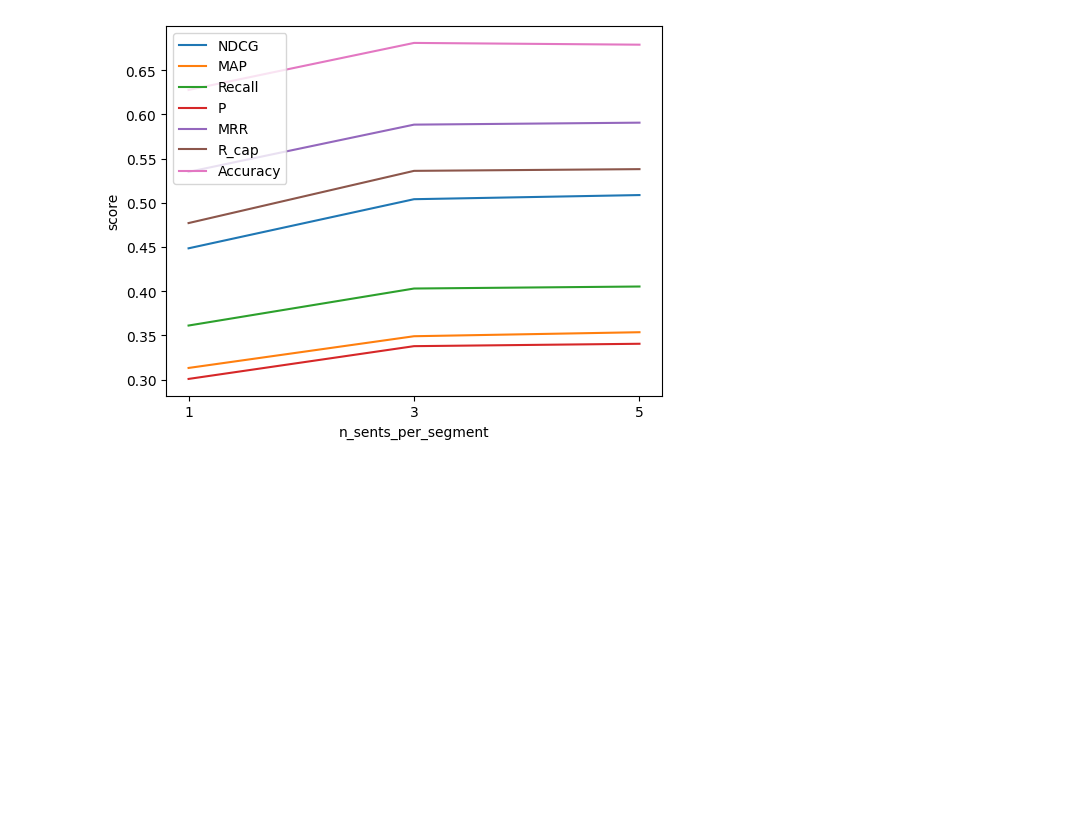
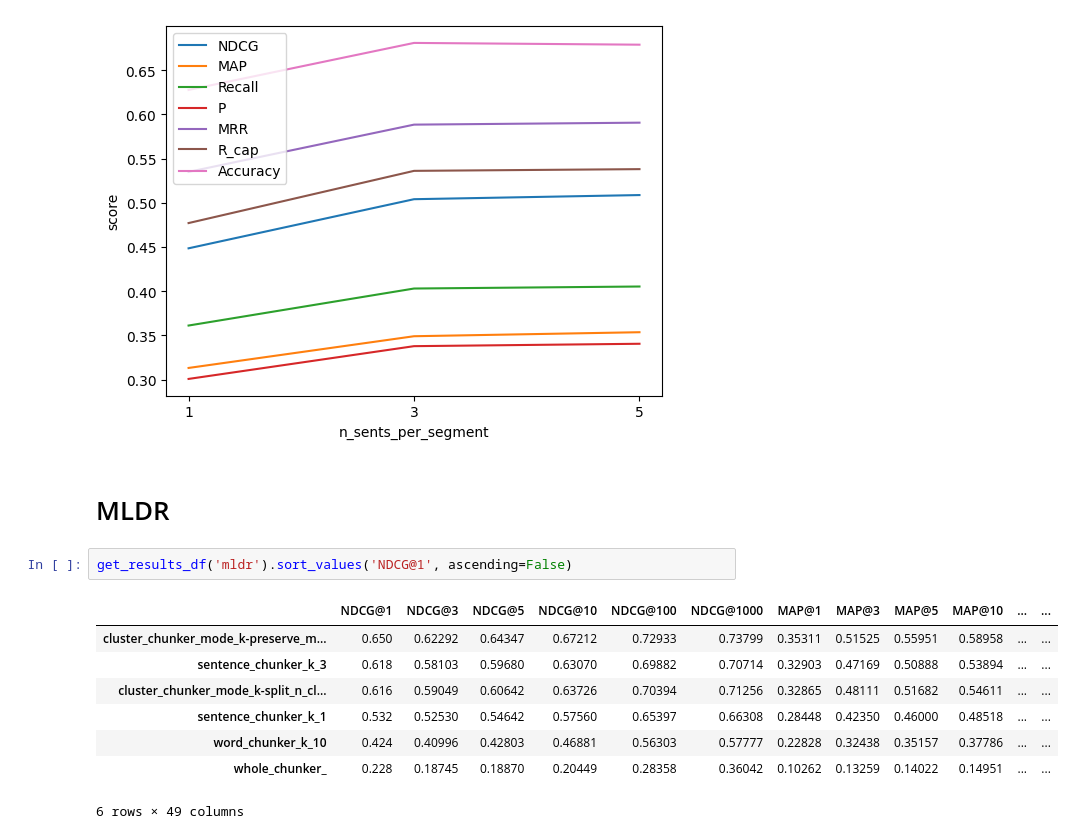
Before and after one commit to toastedqu/SmartChunk, a Jupyter notebook: plot_results.ipynb, the cells around one changed output. Saved outputs shown, nothing was run; the diff lists cells and outputs as text; blank space fills up the shorter version.

```diff
--- a/plot_results.ipynb
+++ b/plot_results.ipynb
@@ -191,3 +199,16 @@ df = get_hyperparam_comparison(df, 'n_sents_per_segment', default_method='cluste
 plot_metrics_cross_all_k(df, xargs = ['1', '3', '5'], xlabel = 'n_sents_per_segment')
 # %% [output]
 [figure]
+# %% [markdown]
+# MLDR
+# %%
+get_results_df('mldr').sort_values('NDCG@1', ascending=False)
+# %% [output]
+|  | NDCG@1 | NDCG@3 | NDCG@5 | NDCG@10 | NDCG@100 | NDCG@1000 | MAP@1 | MAP@3 | MAP@5 | MAP@10 | ... | ... |
+| cluster_chunker_mode_k-preserve_m... | 0.650 | 0.62292 | 0.64347 | 0.67212 | 0.72933 | 0.73799 | 0.35311 | 0.51525 | 0.55951 | 0.58958 | ... | ... |
+| sentence_chunker_k_3 | 0.618 | 0.58103 | 0.59680 | 0.63070 | 0.69882 | 0.70714 | 0.32903 | 0.47169 | 0.50888 | 0.53894 | ... | ... |
+| cluster_chunker_mode_k-split_n_cl... | 0.616 | 0.59049 | 0.60642 | 0.63726 | 0.70394 | 0.71256 | 0.32865 | 0.48111 | 0.51682 | 0.54611 | ... | ... |
+| sentence_chunker_k_1 | 0.532 | 0.52530 | 0.54642 | 0.57560 | 0.65397 | 0.66308 | 0.28448 | 0.42350 | 0.46000 | 0.48518 | ... | ... |
+| word_chunker_k_10 | 0.424 | 0.40996 | 0.42803 | 0.46881 | 0.56303 | 0.57777 | 0.22828 | 0.32438 | 0.35157 | 0.37786 | ... | ... |
+| whole_chunker_ | 0.228 | 0.18745 | 0.18870 | 0.20449 | 0.28358 | 0.36042 | 0.10262 | 0.13259 | 0.14022 | 0.14951 | ... | ... |
+6 rows × 49 columns
```
Also changed, not shown: parts of 9 cells of this notebook, 14 other files.
